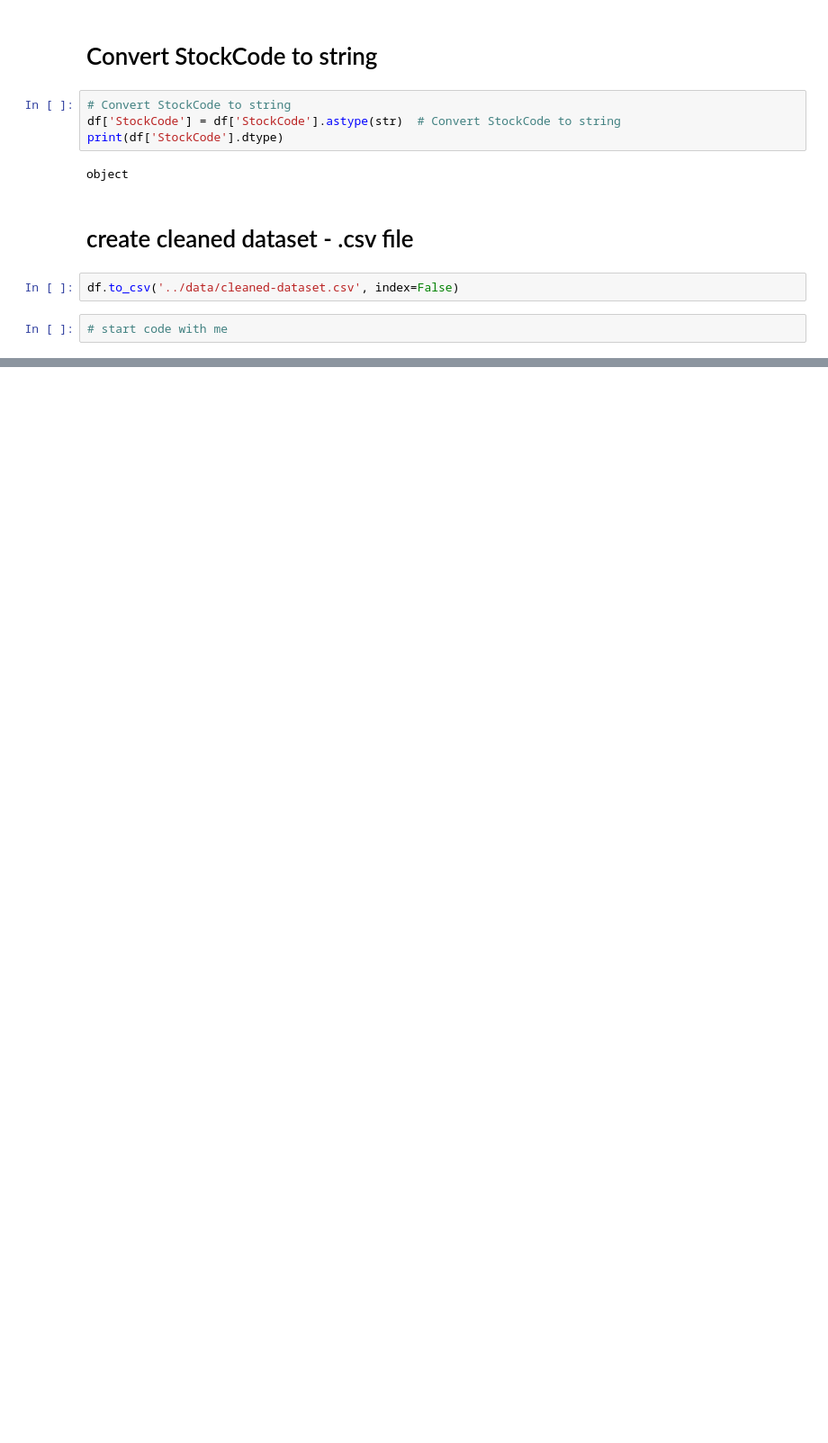
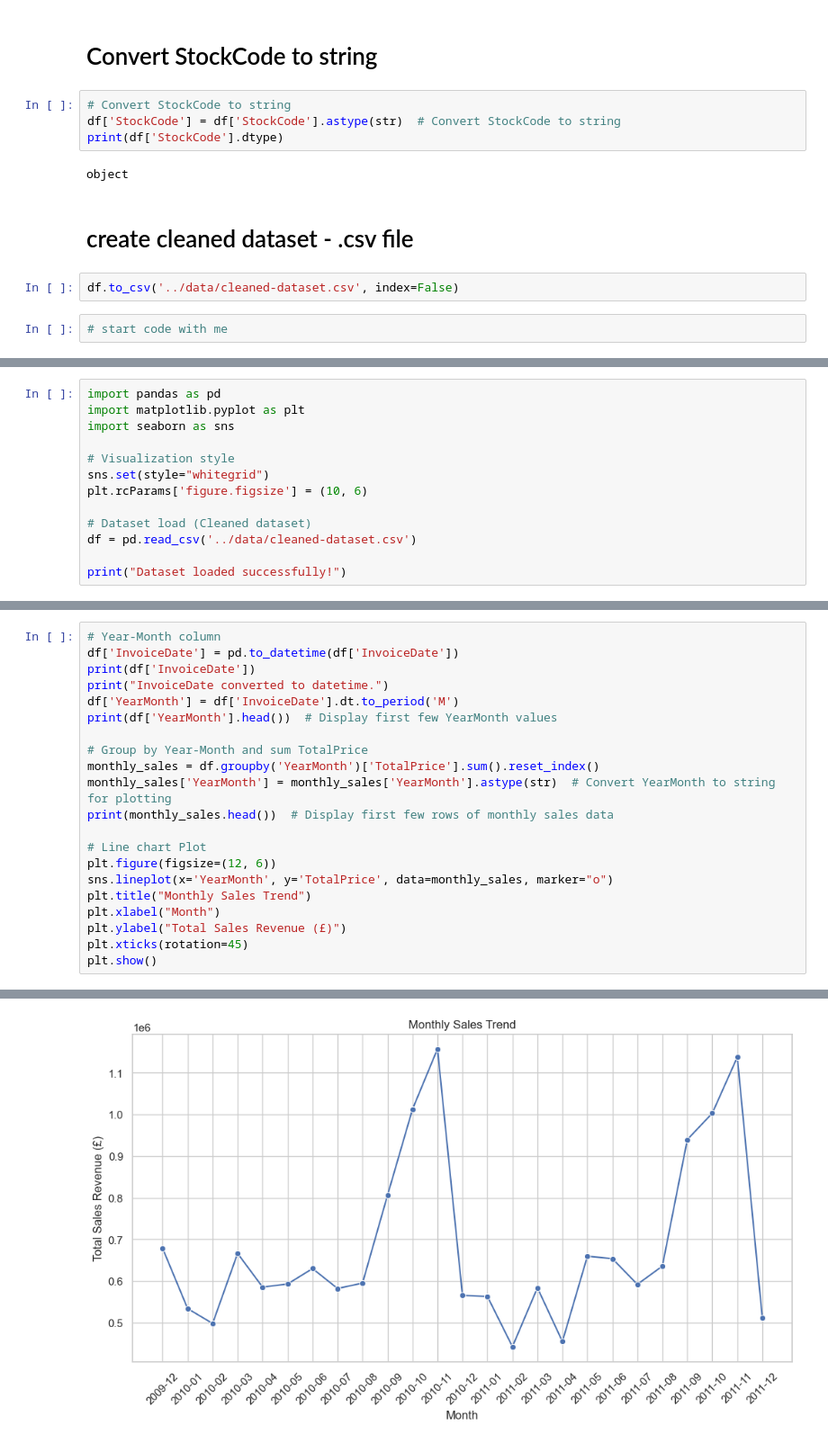
Before and after one commit to ShenSingh/StrategicGrowthAnalysis-UniqueGiftsLtd, a Jupyter notebook: notebooks/retail_analysis.ipynb, the cells around one changed output, grey strips where cells are left out. Shown: that part at 90% size. Drawn from its saved outputs; the diff is of its cells as text; blank space fills up the shorter version.

```diff
--- a/notebooks/retail_analysis.ipynb
+++ b/notebooks/retail_analysis.ipynb
@@ -272,0 +291,13 @@ df.to_csv('../data/cleaned-dataset.csv', index=False)
+# %%
+import pandas as pd
+import matplotlib.pyplot as plt
+import seaborn as sns
+
+# Visualization style
+sns.set(style="whitegrid")
+plt.rcParams['figure.figsize'] = (10, 6)
+
+# Dataset load (Cleaned dataset)
+df = pd.read_csv('../data/cleaned-dataset.csv')
+
+print("Dataset loaded successfully!")
@@ -272,0 +308,22 @@ df.to_csv('../data/cleaned-dataset.csv', index=False)
+# %%
+# Year-Month column
+df['InvoiceDate'] = pd.to_datetime(df['InvoiceDate'])
+print(df['InvoiceDate'])
+print("InvoiceDate converted to datetime.")
+df['YearMonth'] = df['InvoiceDate'].dt.to_period('M')
+print(df['YearMonth'].head())  # Display first few YearMonth values
+
+# Group by Year-Month and sum TotalPrice
+monthly_sales = df.groupby('YearMonth')['TotalPrice'].sum().reset_index()
+monthly_sales['YearMonth'] = monthly_sales['YearMonth'].astype(str)  # Convert YearMonth to string for plotting
+print(monthly_sales.head())  # Display first few rows of monthly sales data
+
+# Line chart Plot
+plt.figure(figsize=(12, 6))
+sns.lineplot(x='YearMonth', y='TotalPrice', data=monthly_sales, marker="o")
+plt.title("Monthly Sales Trend")
+plt.xlabel("Month")
+plt.ylabel("Total Sales Revenue (£)")
+plt.xticks(rotation=45)
+plt.show()
+# %% [output]
@@ -272,0 +347 @@ df.to_csv('../data/cleaned-dataset.csv', index=False)
+[figure, added]
```
Also changed, not shown: parts of 16 cells of this notebook, 1 other file.
